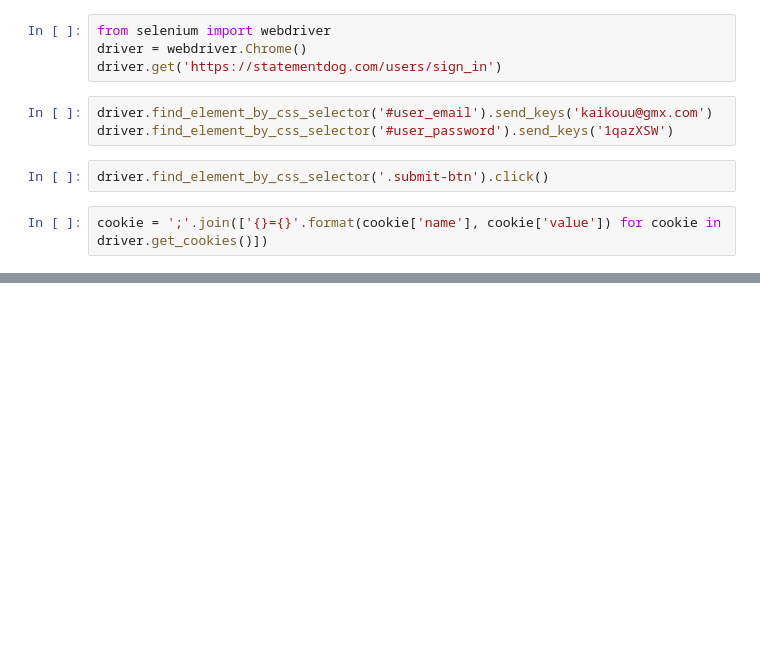
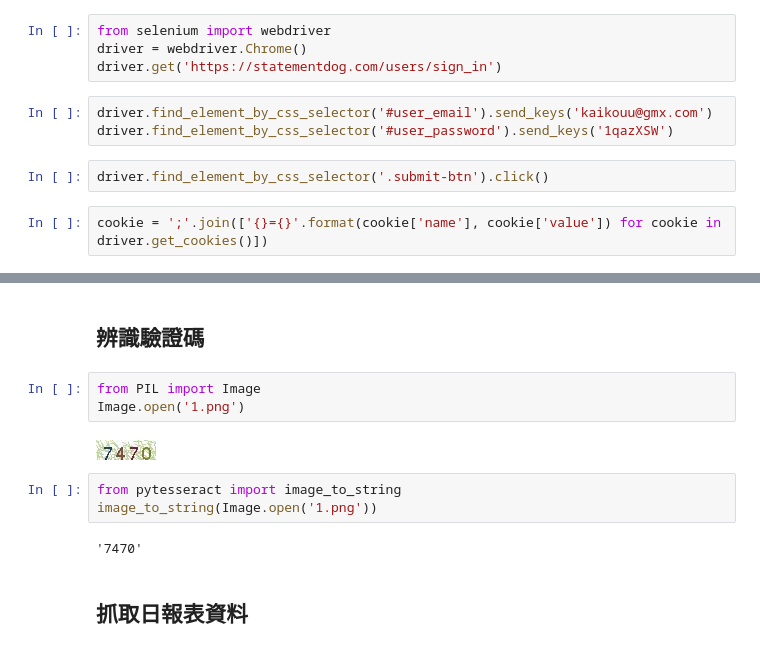
Before and after one commit to ywchiu/fuboni, a Jupyter notebook: Demo20171130.ipynb, the cells around one changed output, grey strips where cells are left out. Saved outputs shown, nothing was run; the diff lists cells and outputs as text; blank space fills up the shorter version.

```diff
--- a/Demo20171130.ipynb
+++ b/Demo20171130.ipynb
@@ -416,0 +600,14 @@ df.head()
+# %% [markdown]
+## 辨識驗證碼
+# %%
+from PIL import Image
+Image.open('1.png')
+# %% [output]
+[figure, added]
+# %%
+from pytesseract import image_to_string
+image_to_string(Image.open('1.png'))
+# %% [output]
+'7470'
+# %% [markdown]
+## 抓取日報表資料
```
Also changed, not shown: parts of 31 cells of this notebook.
